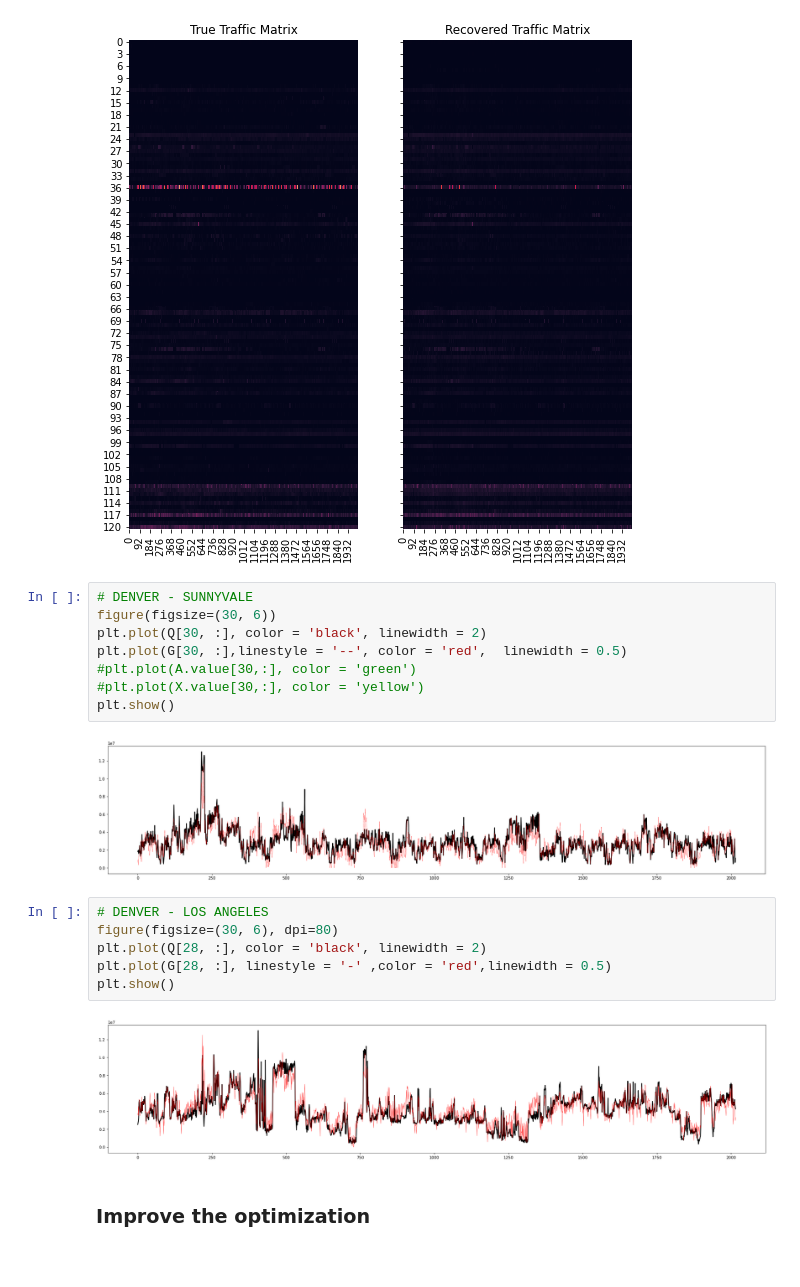
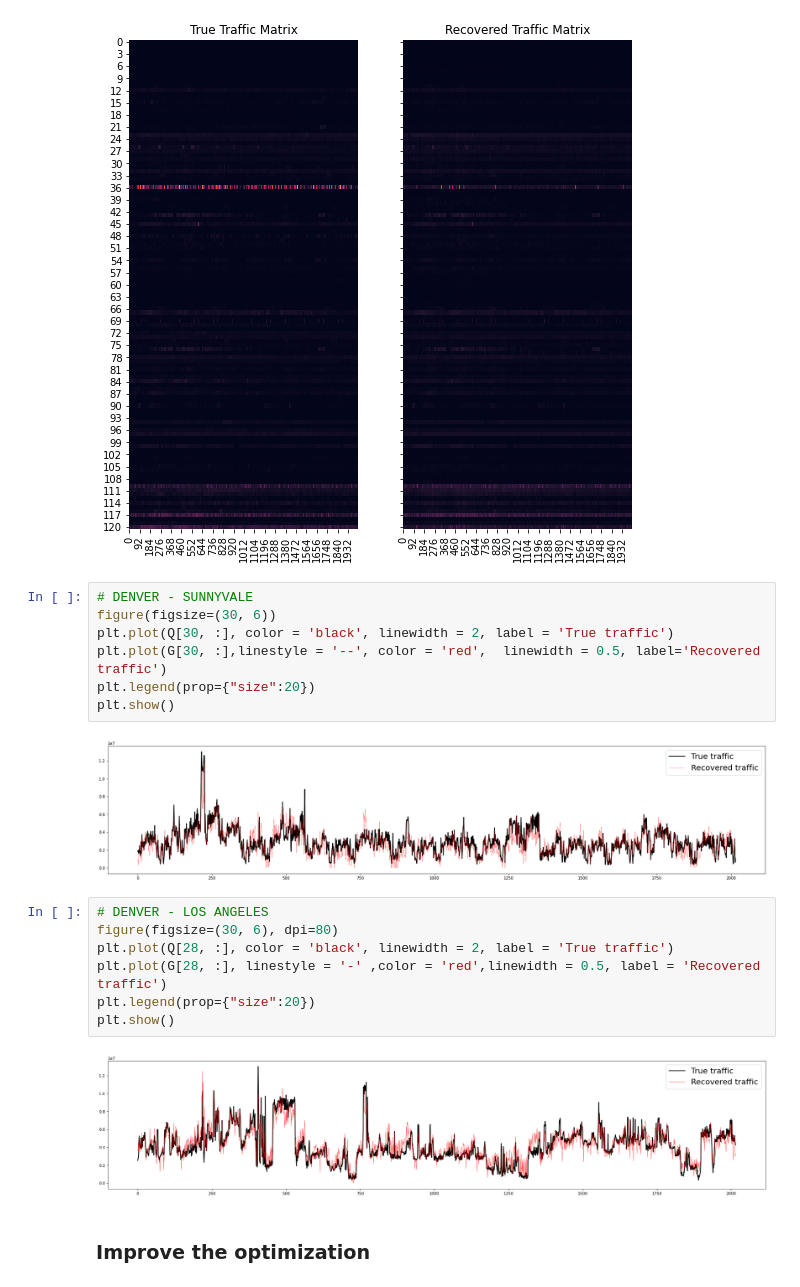
Before and after one commit to TomBombadil95/SPBD, a Jupyter notebook: Traffic Network.ipynb, the cells around one changed output. Saved outputs shown, nothing was run; the diff lists cells and outputs as text.

```diff
--- a/Traffic Network.ipynb
+++ b/Traffic Network.ipynb
@@ -228,21 +229,21 @@ plt.show()
 # %%
 # DENVER - SUNNYVALE
 figure(figsize=(30, 6))
-plt.plot(Q[30, :], color = 'black', linewidth = 2)
-plt.plot(G[30, :],linestyle = '--', color = 'red',  linewidth = 0.5)
-#plt.plot(A.value[30,:], color = 'green')
-#plt.plot(X.value[30,:], color = 'yellow')
+plt.plot(Q[30, :], color = 'black', linewidth = 2, label = 'True traffic')
+plt.plot(G[30, :],linestyle = '--', color = 'red',  linewidth = 0.5, label='Recovered traffic')
+plt.legend(prop={"size":20})
 plt.show()
 # %% [output]
-[figure, old version]
+[figure, new version]
 # %%
 # DENVER - LOS ANGELES
 figure(figsize=(30, 6), dpi=80)
-plt.plot(Q[28, :], color = 'black', linewidth = 2)
-plt.plot(G[28, :], linestyle = '-' ,color = 'red',linewidth = 0.5)
+plt.plot(Q[28, :], color = 'black', linewidth = 2, label = 'True traffic')
+plt.plot(G[28, :], linestyle = '-' ,color = 'red',linewidth = 0.5, label = 'Recovered traffic')
+plt.legend(prop={"size":20})
 plt.show()
 # %% [output]
-[figure, old version]
+[figure, new version]
 # %% [markdown]
 ### Improve the optimization
 # %% [markdown]
```
Also changed, not shown: parts of 17 cells of this notebook, 1 other file.
